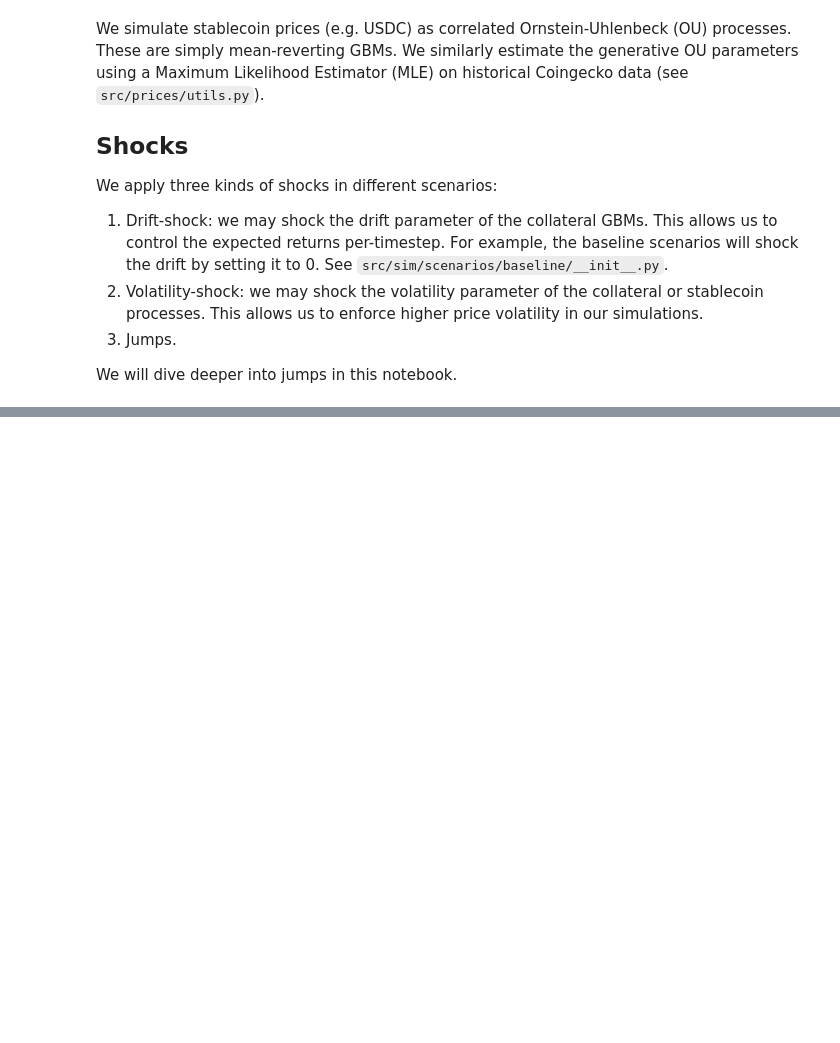
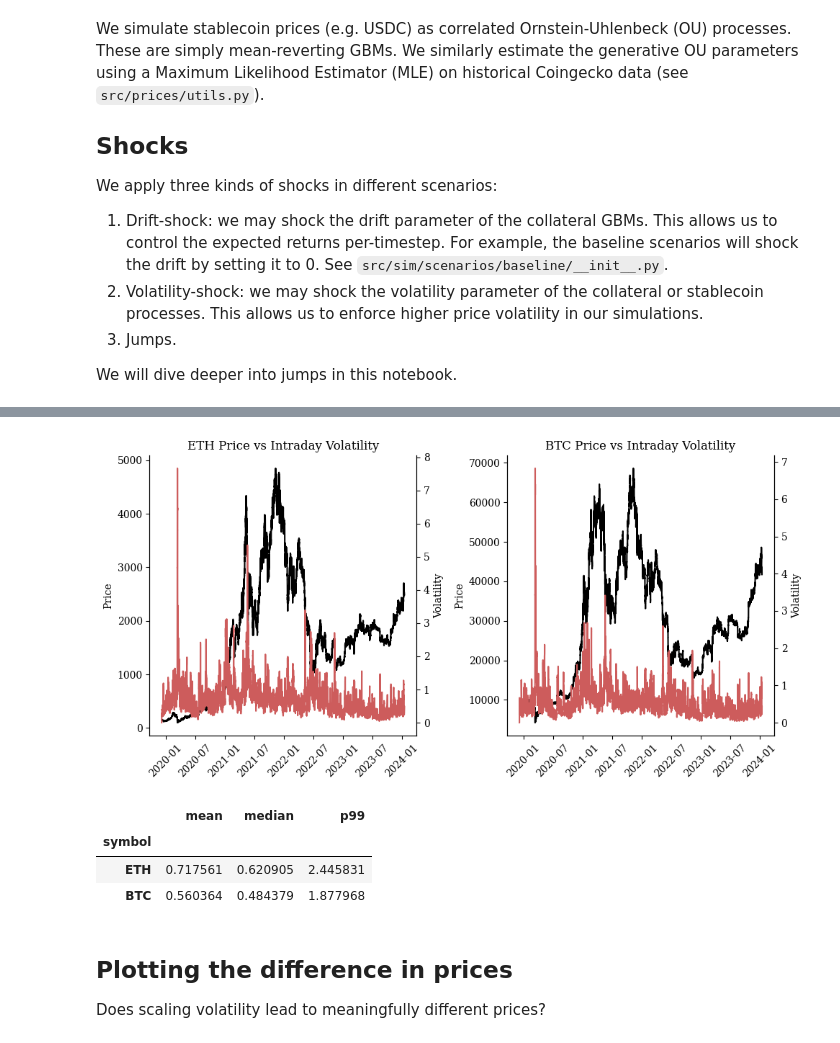
Before and after one commit to xenophonlabs/crvUSDrisk, a Jupyter notebook: notebooks/demo_prices.ipynb, the cells around one changed output, grey strips where cells are left out. Cells and saved outputs as stored; diff of their text form; code cells hidden in the pictures; blank space fills up the shorter version.

Commit message:
Add high vol scenario

```diff
--- a/notebooks/demo_prices.ipynb
+++ b/notebooks/demo_prices.ipynb
@@ -20,3 +20,17 @@ We apply three kinds of shocks in different scenarios:
 3. Jumps.
 
 We will dive deeper into jumps in this notebook.
+# %%
+import matplotlib.pyplot as plt
+import numpy as np
+from src.sim.scenario import Scenario
+from src.prices.utils import get_factor
+from datetime import datetime
+import pandas as pd
+import requests as req
+from src.plotting.utils import make_square
+from src.sim.strategies import STRATEGIES
+from src.metrics import DEFAULT_METRICS
+from src.configs.tokens import WBTC
+
+plt.rcParams["axes.spines.right"] = True
@@ -22,0 +146,16 @@ We will dive deeper into jumps in this notebook.
+# %%
+freq = "5min"
+window = "1d"
+start = int(datetime(2020, 1, 1).timestamp())
+stats = calc_stressed_volatilites(["ETH", "BTC"], start, freq, window, plot=True)
+stats
+# %% [output]
+[figure, added]
+|  | mean | median | p99 |
+| symbol |  |  |  |
+| ETH | 0.717561 | 0.620905 | 2.445831 |
+| BTC | 0.560364 | 0.484379 | 1.877968 |
+# %% [markdown]
+## Plotting the difference in prices
+
+Does scaling volatility lead to meaningfully different prices?
```
Also changed, not shown: parts of 7 cells of this notebook, 4 other files.
